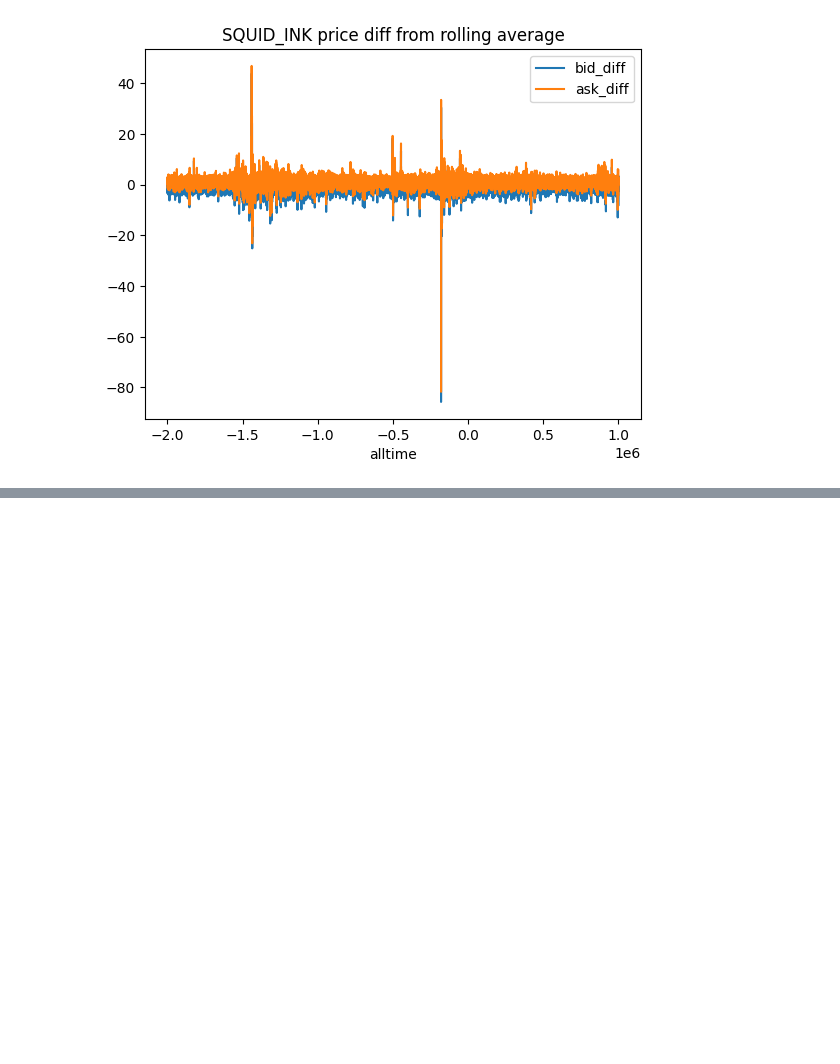
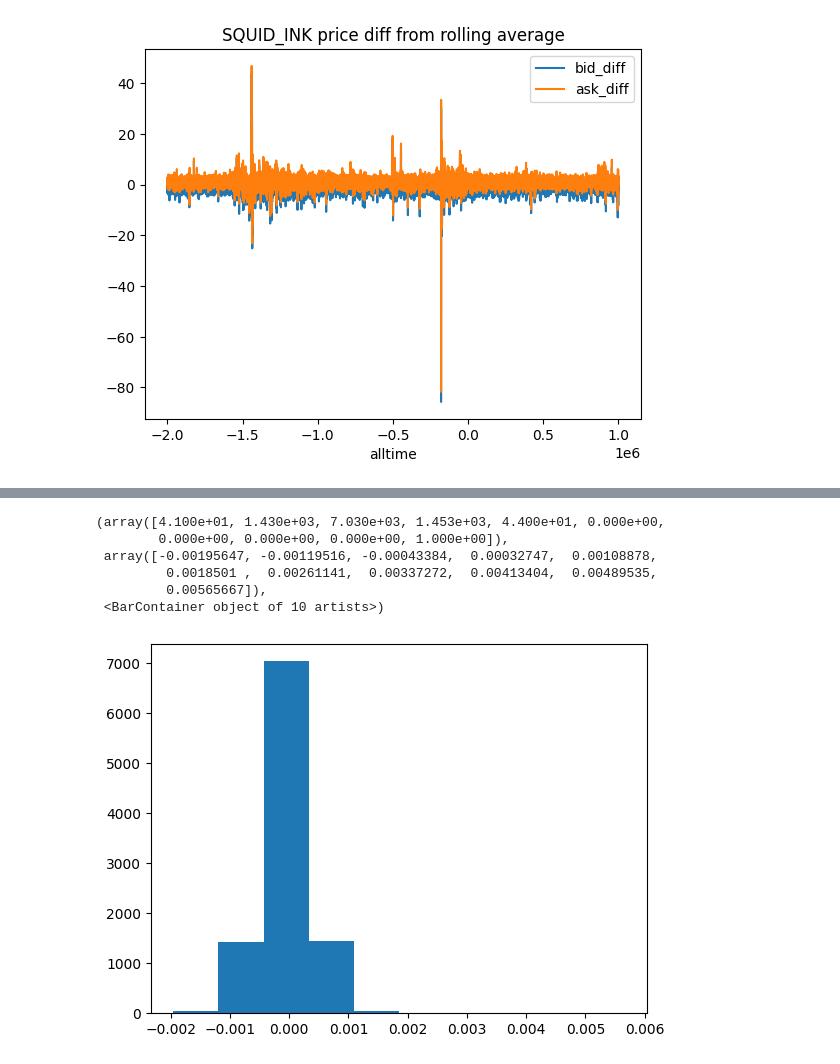
Before and after one commit to iris-ywang/imc_prosperity_brecon, a Jupyter notebook: data-day1.ipynb, the cells around one changed output, grey strips where cells are left out. Saved outputs shown, nothing was run; the diff lists cells and outputs as text; code cells hidden in the pictures; blank space fills up the shorter version.

```diff
--- a/data-day1.ipynb
+++ b/data-day1.ipynb
@@ -45,0 +84,10 @@ See the caveats in the documentation: https://pandas.pydata.org/pandas-docs/stab
+# %%
+plt.hist(price_change_perc_1_before)
+# %% [output]
+(array([4.100e+01, 1.430e+03, 7.030e+03, 1.453e+03, 4.400e+01, 0.000e+00,
+        0.000e+00, 0.000e+00, 0.000e+00, 1.000e+00]),
+ array([-0.00195647, -0.00119516, -0.00043384,  0.00032747,  0.00108878,
+         0.0018501 ,  0.00261141,  0.00337272,  0.00413404,  0.00489535,
+         0.00565667]),
+ <BarContainer object of 10 artists>)
+[figure, added]
```
Also changed, not shown: parts of 10 cells of this notebook, 1 other file.
